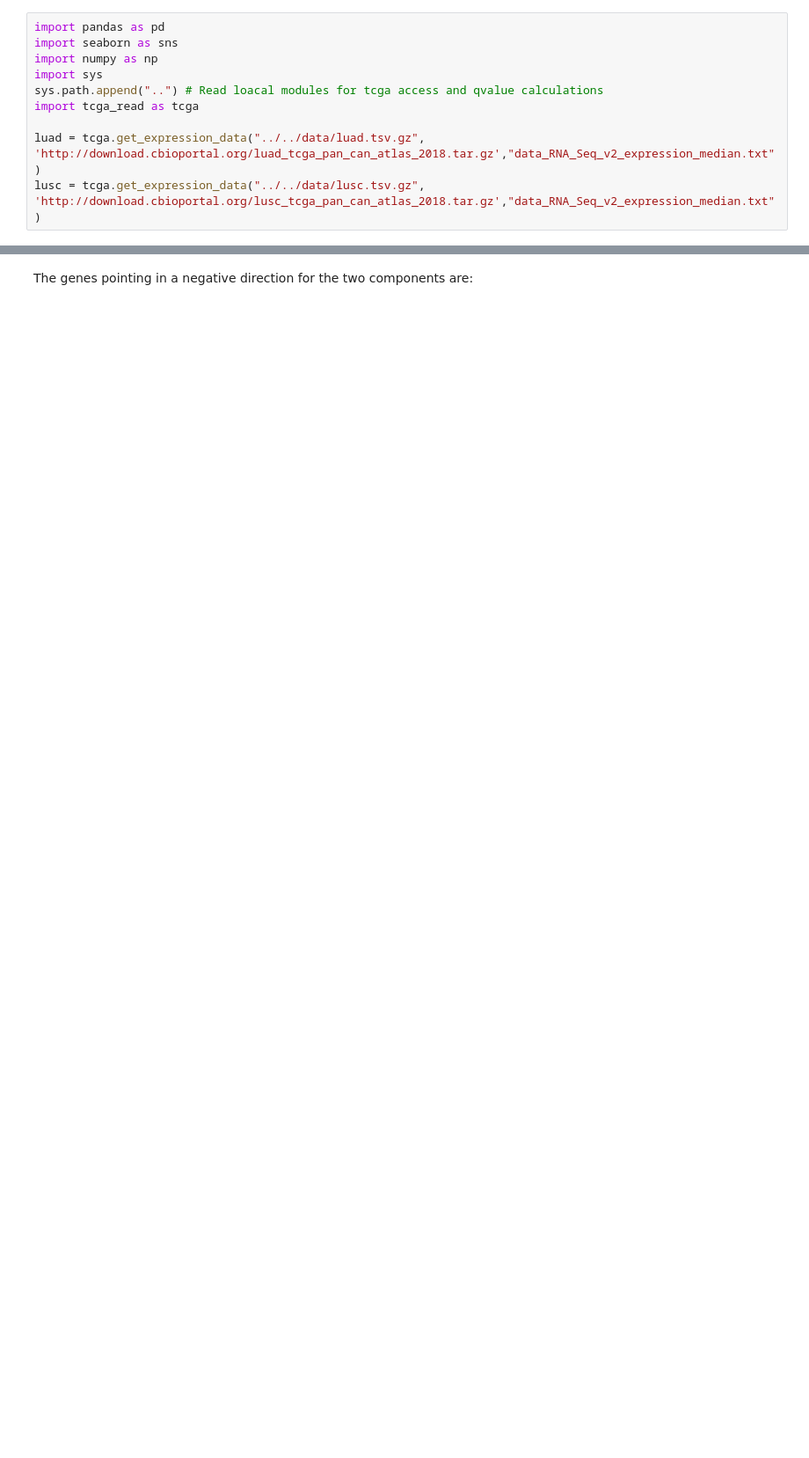
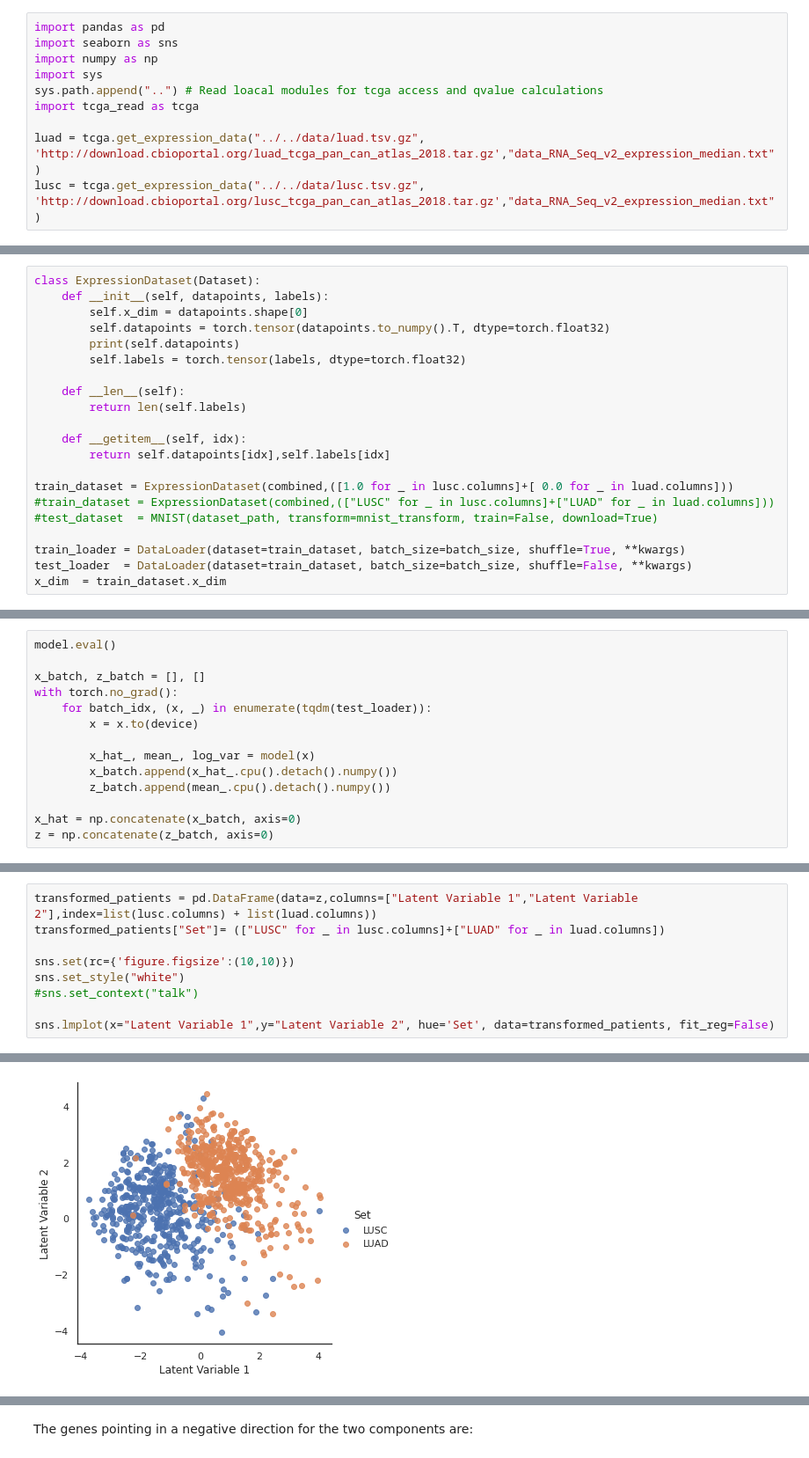
Before and after one commit to statisticalbiotechnology/cb2030, a Jupyter notebook: nb/vae/VAEofCarcinomas.ipynb, the cells around one changed output, grey strips where cells are left out. Shown at 88% size. Cells and saved outputs as stored; diff of their text form; blank space fills up the shorter version.

```diff
--- a/nb/vae/VAEofCarcinomas.ipynb
+++ b/nb/vae/VAEofCarcinomas.ipynb
@@ -268,0 +64,21 @@ dtype: object
+# %%
+class ExpressionDataset(Dataset):
+    def __init__(self, datapoints, labels):
+        self.x_dim = datapoints.shape[0]
+        self.datapoints = torch.tensor(datapoints.to_numpy().T, dtype=torch.float32)
+        print(self.datapoints)
+        self.labels = torch.tensor(labels, dtype=torch.float32)
+
+    def __len__(self):
+        return len(self.labels)
+
+    def __getitem__(self, idx):
+        return self.datapoints[idx],self.labels[idx]
+
+train_dataset = ExpressionDataset(combined,([1.0 for _ in lusc.columns]+[ 0.0 for _ in luad.columns]))
+#train_dataset = ExpressionDataset(combined,(["LUSC" for _ in lusc.columns]+["LUAD" for _ in luad.columns]))
+#test_dataset  = MNIST(dataset_path, transform=mnist_transform, train=False, download=True)
+
+train_loader = DataLoader(dataset=train_dataset, batch_size=batch_size, shuffle=True, **kwargs)
+test_loader  = DataLoader(dataset=train_dataset, batch_size=batch_size, shuffle=False, **kwargs)
+x_dim  = train_dataset.x_dim
@@ -268,0 +205,14 @@ dtype: object
+# %%
+model.eval()
+
+x_batch, z_batch = [], []
+with torch.no_grad():
+    for batch_idx, (x, _) in enumerate(tqdm(test_loader)):
+        x = x.to(device)
+
+        x_hat_, mean_, log_var = model(x)
+        x_batch.append(x_hat_.cpu().detach().numpy())
+        z_batch.append(mean_.cpu().detach().numpy())
+
+x_hat = np.concatenate(x_batch, axis=0)
+z = np.concatenate(z_batch, axis=0)
@@ -268,0 +221,10 @@ dtype: object
+# %%
+transformed_patients = pd.DataFrame(data=z,columns=["Latent Variable 1","Latent Variable 2"],index=list(lusc.columns) + list(luad.columns))
+transformed_patients["Set"]= (["LUSC" for _ in lusc.columns]+["LUAD" for _ in luad.columns])
+
+sns.set(rc={'figure.figsize':(10,10)})
+sns.set_style("white")
+#sns.set_context("talk")
+
+sns.lmplot(x="Latent Variable 1",y="Latent Variable 2", hue='Set', data=transformed_patients, fit_reg=False)
+# %% [output]
@@ -268,0 +232 @@ dtype: object
+[figure, added]
```
Also changed, not shown: parts of 42 cells of this notebook.
